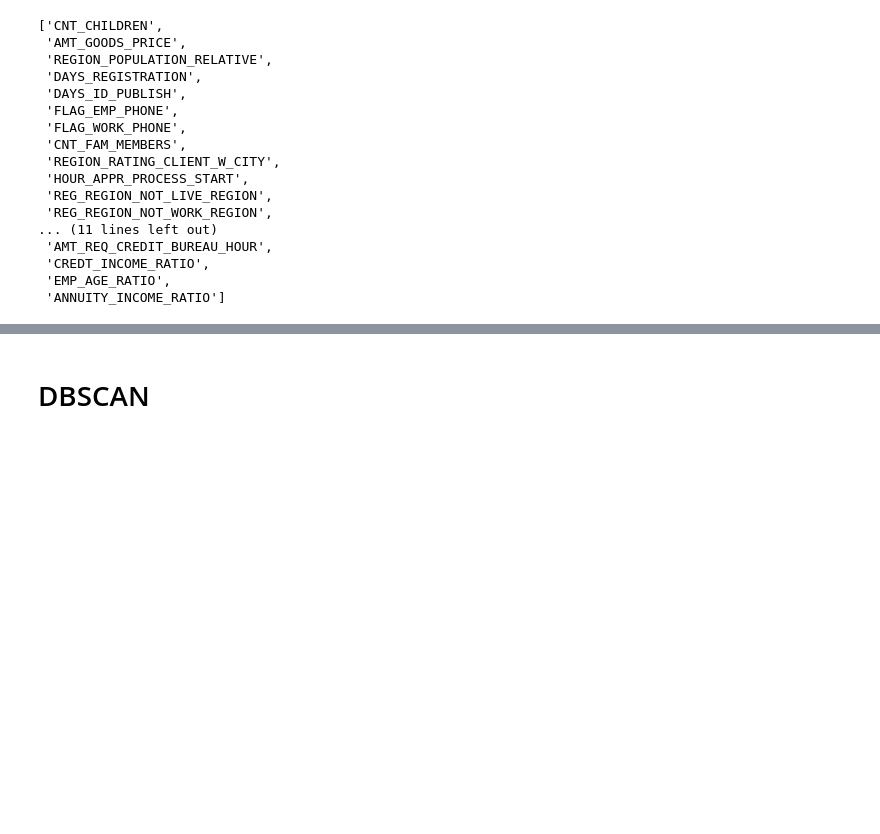
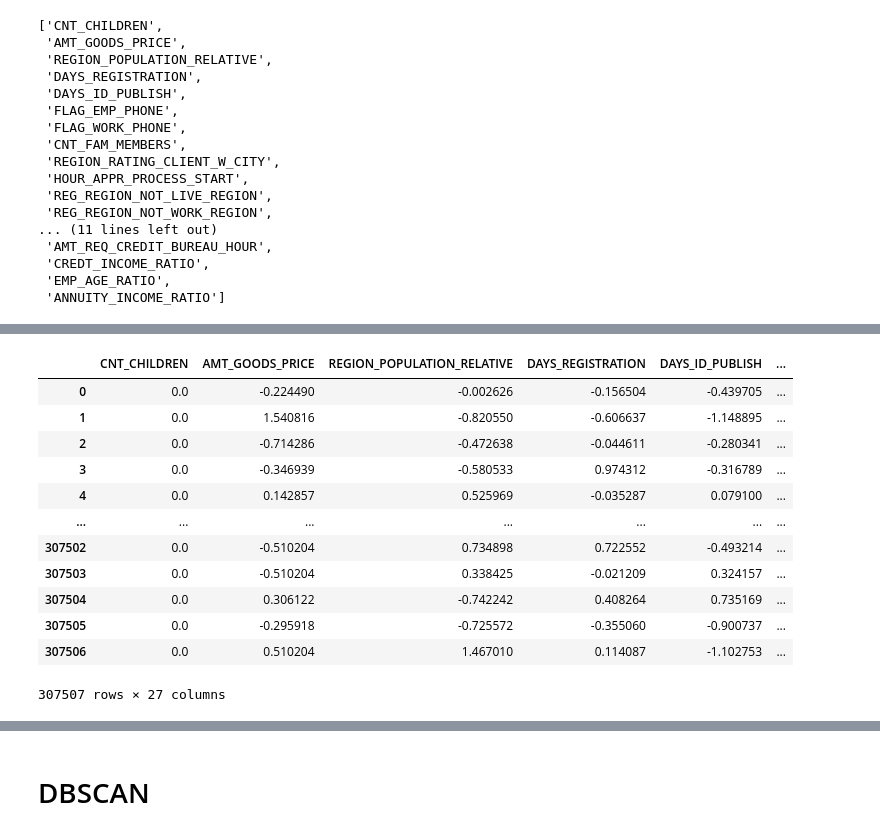
Before and after one commit to Abjaraco/loan_project, a Jupyter notebook: clustering.ipynb, the cells around one changed output, grey strips where cells are left out. Saved outputs shown, nothing was run; the diff lists cells and outputs as text; code cells hidden in the pictures; blank space fills up the shorter version.

```diff
--- a/clustering.ipynb
+++ b/clustering.ipynb
@@ -109,0 +120,16 @@ df_num = pd.DataFrame(df_num)
+# %%
+df_num
+# %% [output]
+|  | CNT_CHILDREN | AMT_GOODS_PRICE | REGION_POPULATION_RELATIVE | DAYS_REGISTRATION | DAYS_ID_PUBLISH | ... |
+| 0 | 0.0 | -0.224490 | -0.002626 | -0.156504 | -0.439705 | ... |
+| 1 | 0.0 | 1.540816 | -0.820550 | -0.606637 | -1.148895 | ... |
+| 2 | 0.0 | -0.714286 | -0.472638 | -0.044611 | -0.280341 | ... |
+| 3 | 0.0 | -0.346939 | -0.580533 | 0.974312 | -0.316789 | ... |
+| 4 | 0.0 | 0.142857 | 0.525969 | -0.035287 | 0.079100 | ... |
+| ... | ... | ... | ... | ... | ... | ... |
+| 307502 | 0.0 | -0.510204 | 0.734898 | 0.722552 | -0.493214 | ... |
+| 307503 | 0.0 | -0.510204 | 0.338425 | -0.021209 | 0.324157 | ... |
+| 307504 | 0.0 | 0.306122 | -0.742242 | 0.408264 | 0.735169 | ... |
+| 307505 | 0.0 | -0.295918 | -0.725572 | -0.355060 | -0.900737 | ... |
+| 307506 | 0.0 | 0.510204 | 1.467010 | 0.114087 | -1.102753 | ... |
+307507 rows × 27 columns
```
Also changed, not shown: parts of 13 cells of this notebook.
